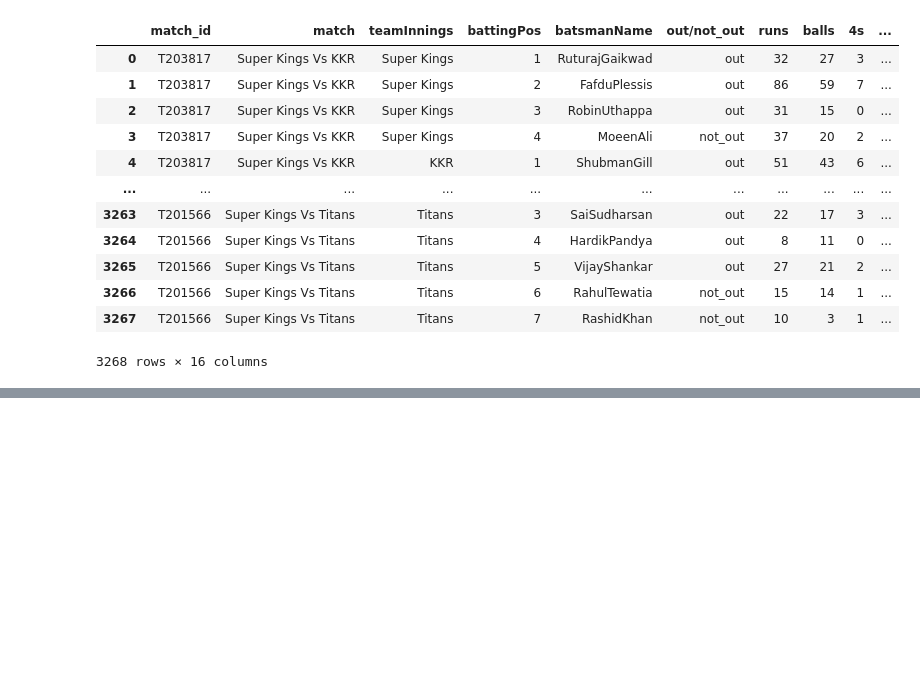
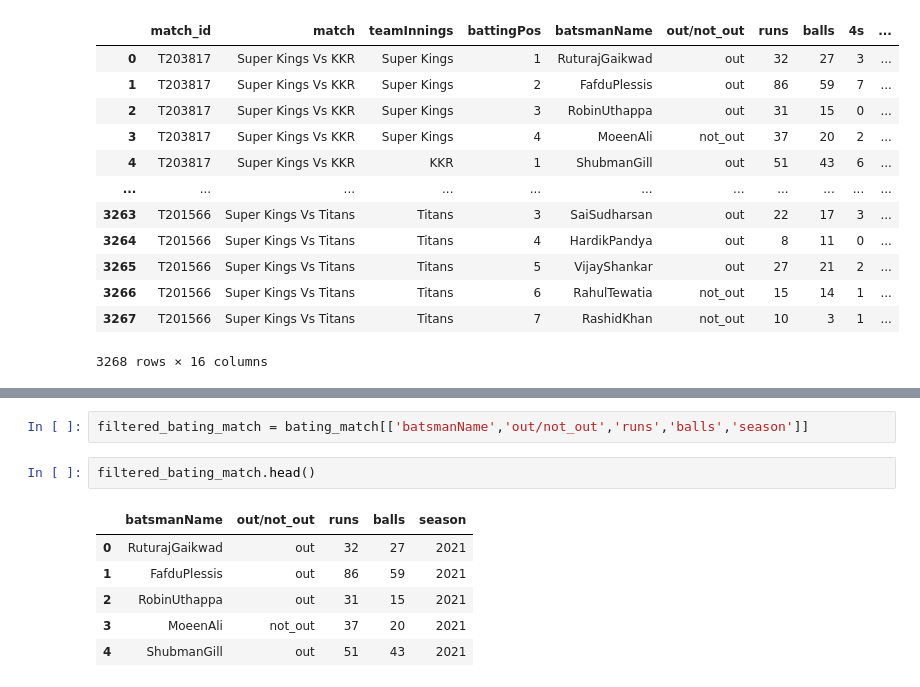
Before and after one commit to sourabhms66/ipl_2024, a Jupyter notebook: codes.ipynb, the cells around one changed output, grey strips where cells are left out. Cells and saved outputs as stored; diff of their text form; blank space fills up the shorter version.

```diff
--- a/codes.ipynb
+++ b/codes.ipynb
@@ -134,0 +148,11 @@ bating_match
+# %%
+filtered_bating_match = bating_match[['batsmanName','out/not_out','runs','balls','season']]
+# %%
+filtered_bating_match.head()
+# %% [output]
+|  | batsmanName | out/not_out | runs | balls | season |
+| 0 | RuturajGaikwad | out | 32 | 27 | 2021 |
+| 1 | FafduPlessis | out | 86 | 59 | 2021 |
+| 2 | RobinUthappa | out | 31 | 15 | 2021 |
+| 3 | MoeenAli | not_out | 37 | 20 | 2021 |
+| 4 | ShubmanGill | out | 51 | 43 | 2021 |
```
Also changed, not shown: parts of 19 cells of this notebook.
